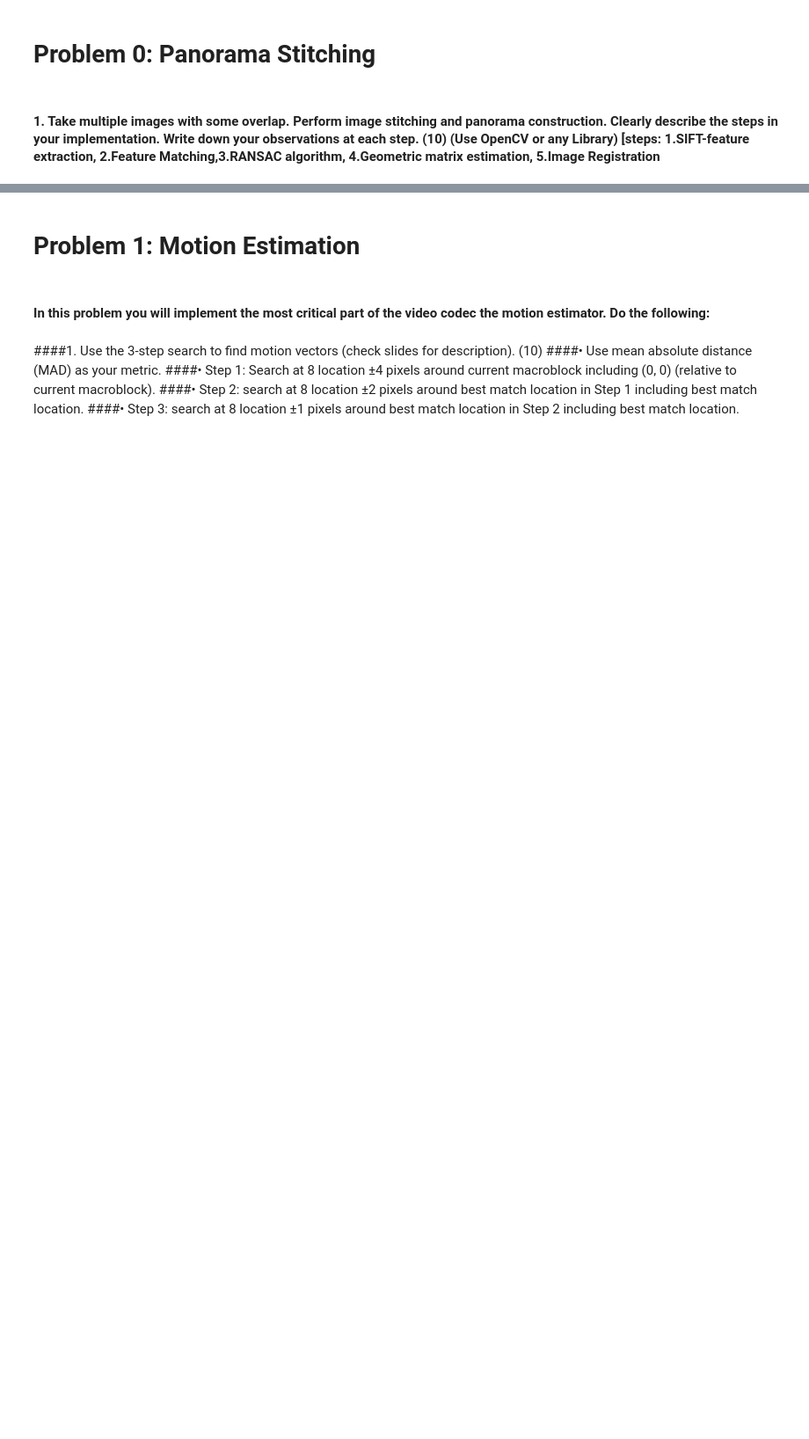
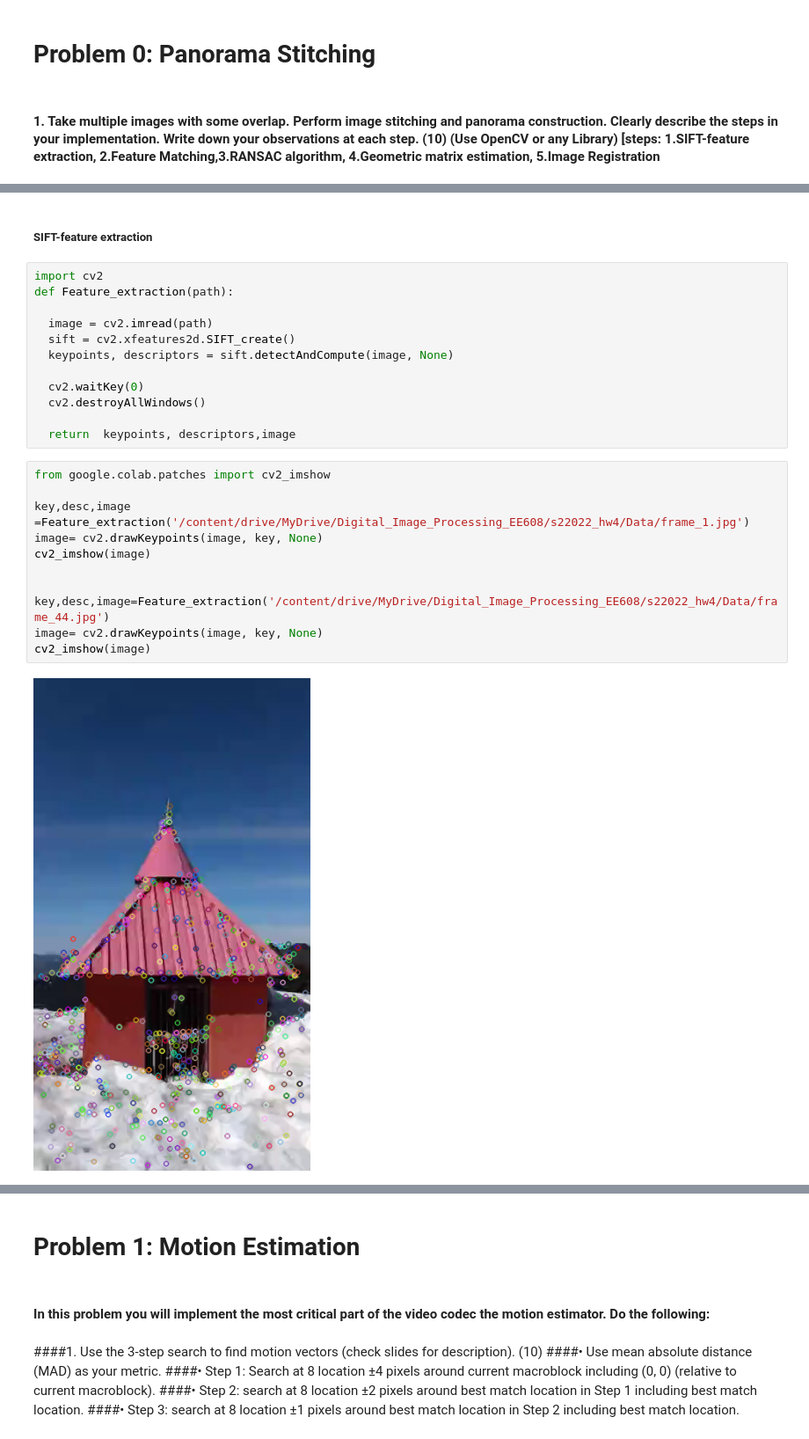
Before and after one commit to shashankkapoor/Digital_Image_Processing_EE608, a Jupyter notebook: s22022_hw4/s22022_hw4.ipynb, the cells around one changed output, grey strips where cells are left out. Shown at 88% size. Drawn from its saved outputs; the diff is of its cells as text; blank space fills up the shorter version.

```diff
--- a/s22022_hw4/s22022_hw4.ipynb
+++ b/s22022_hw4/s22022_hw4.ipynb
@@ -126,0 +19,27 @@ cv2.destroyAllWindows()
+# %% [markdown]
+##### SIFT-feature extraction
+# %%
+import cv2
+def Feature_extraction(path):
+
+  image = cv2.imread(path)
+  sift = cv2.xfeatures2d.SIFT_create()
+  keypoints, descriptors = sift.detectAndCompute(image, None)
+
+  cv2.waitKey(0)
+  cv2.destroyAllWindows()
+
+  return  keypoints, descriptors,image
+# %%
+from google.colab.patches import cv2_imshow
+
+key,desc,image =Feature_extraction('/content/drive/MyDrive/Digital_Image_Processing_EE608/s22022_hw4/Data/frame_1.jpg')
+image= cv2.drawKeypoints(image, key, None)
+cv2_imshow(image)
+
+
+key,desc,image=Feature_extraction('/content/drive/MyDrive/Digital_Image_Processing_EE608/s22022_hw4/Data/frame_44.jpg')
+image= cv2.drawKeypoints(image, key, None)
+cv2_imshow(image)
+# %% [output]
+[figure, added]
```
Also changed, not shown: parts of 17 cells of this notebook.
